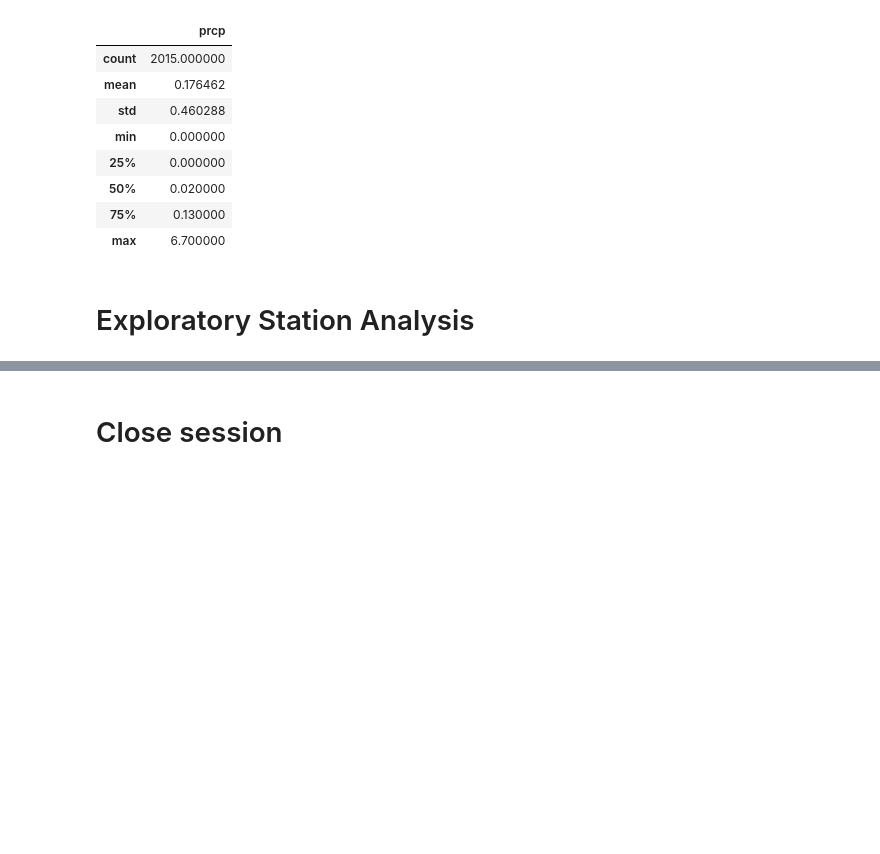
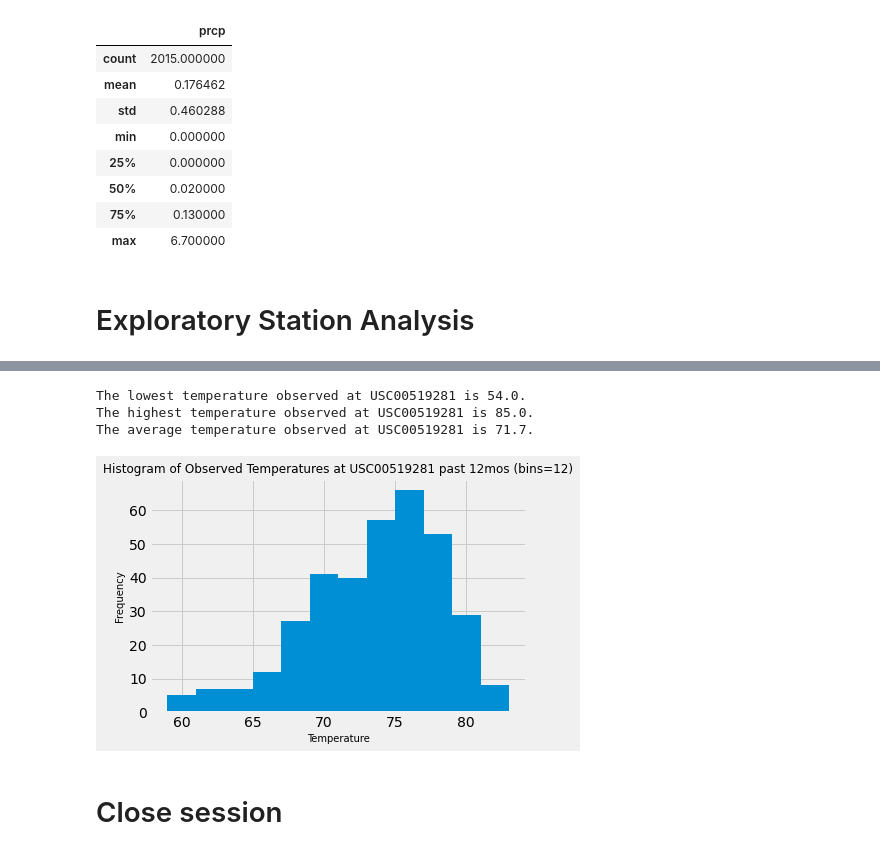
Before and after one commit to zukohere/sqlalchemy-challenge, a Jupyter notebook: Step_1_Climate_Analysis_And_Exploration/climate_starter.ipynb, the cells around one changed output, grey strips where cells are left out. Cells and saved outputs as stored; diff of their text form; code cells hidden in the pictures; blank space fills up the shorter version.

Commit message:
app.py thru stations

```diff
--- a/Step_1_Climate_Analysis_And_Exploration/climate_starter.ipynb
+++ b/Step_1_Climate_Analysis_And_Exploration/climate_starter.ipynb
@@ -131,3 +133,7 @@ meas_recent_df.describe()
 # %%
 # Design a query to find the most active stations (i.e. what stations have the most rows?)
 # List the stations and the counts in descending order.
+
+active_stations = session.query(Measurement.station, func.count(Measurement.station)).group_by(Measurement.station)\
+                                .order_by(func.count(Measurement.station).desc()).all()
+active_stations
@@ -136,6 +150,29 @@ meas_recent_df.describe()
+# %%
+# Using the most active station id from the previous query, calculate the lowest, highest, and average temperature.
+most_active_st = active_stations[0][0]
+active_st_temps_query=session.query(Measurement.tobs).filter(Measurement.station == most_active_st).all()
+active_st_temps_unpack = [temp[0] for temp in active_st_temps_query]
+print("The lowest temperature observed at "+ most_active_st +" is " + str(min(active_st_temps_unpack))+".")
+print("The highest temperature observed at "+ most_active_st +" is " + str(max(active_st_temps_unpack))+".")
+print("The average temperature observed at "+ most_active_st +" is " + str(round(sum(active_st_temps_unpack)/len(active_st_temps_unpack),1))+".")
+# %% [output]
+The lowest temperature observed at USC00519281 is 54.0.
+The highest temperature observed at USC00519281 is 85.0.
+The average temperature observed at USC00519281 is 71.7.
 # %%
 # Using the most active station id
 # Query the last 12 months of temperature observation data for this station and plot the results as a histogram
+temp_recent_active_st = session.query(Measurement.tobs).filter(Measurement.date >= "2016-08-23")\
+                                                                    .filter(Measurement.station == most_active_st).all()
+temp_recent_active_st_unpack = [temp[0] for temp in temp_recent_active_st]
+bins = 12 # per readme
+plt.hist(temp_recent_active_st_unpack, bins)
+plt.title(f"Histogram of Observed Temperatures at {most_active_st} past 12mos (bins={bins})",fontsize = 12)
+plt.xlabel("Temperature",fontsize = 10)
+plt.ylabel("Frequency",fontsize = 10)
+plt.show()
+# %% [output]
+[figure, added]
 # %% [markdown]
 # Close session
 # %%
```
Also changed, not shown: parts of 6 cells of this notebook, 1 other file.
